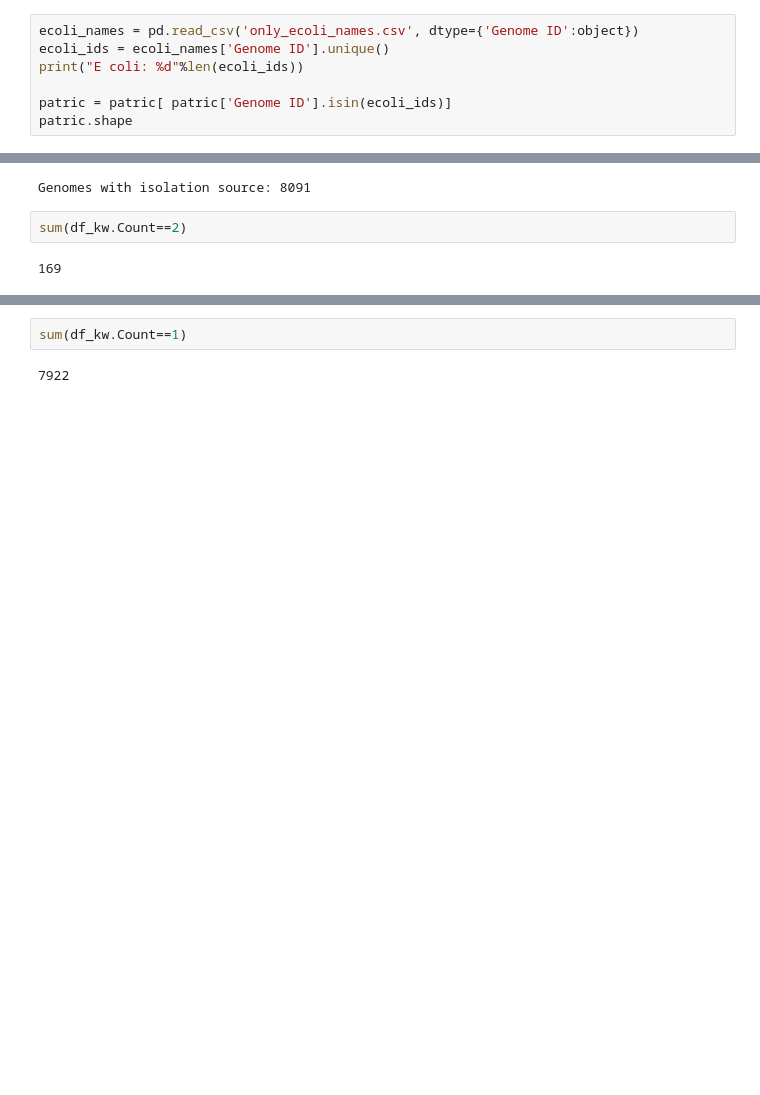
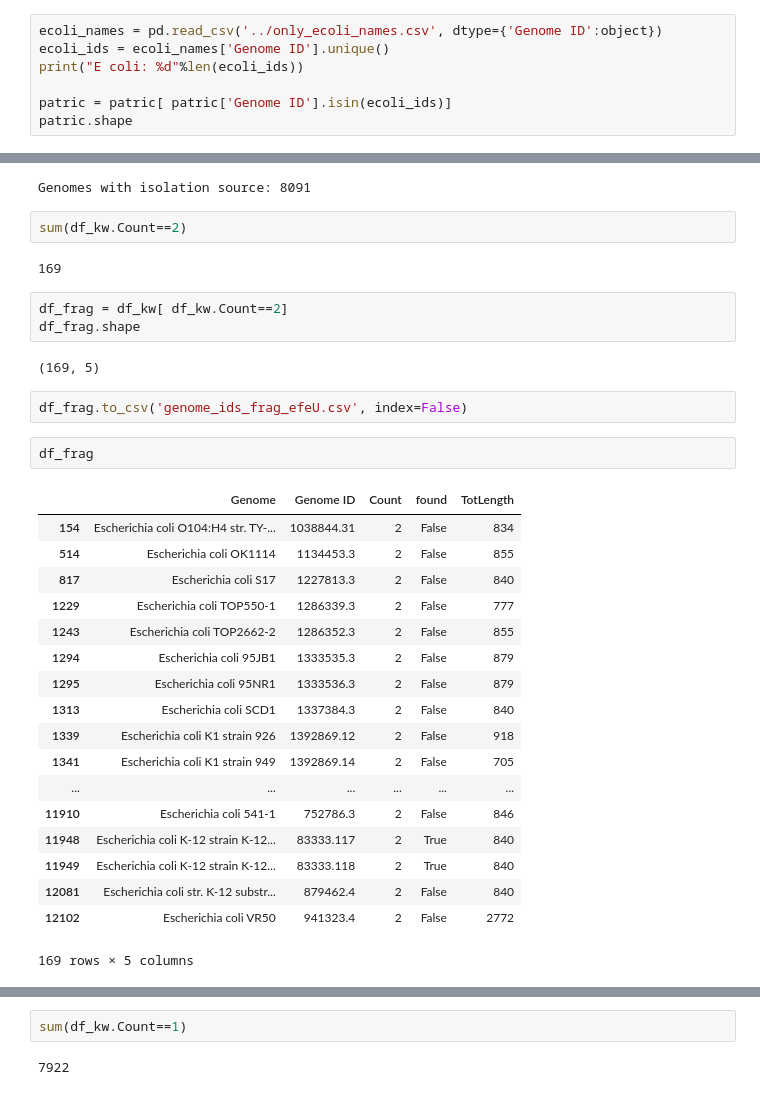
Before and after one commit to SBRG/mutation_analysis, a Jupyter notebook: notebooks/efeU_lab_strains_R01.ipynb, the cells around one changed output, grey strips where cells are left out. Drawn from its saved outputs; the diff is of its cells as text; blank space fills up the shorter version.

```diff
--- a/notebooks/efeU_lab_strains_R01.ipynb
+++ b/notebooks/efeU_lab_strains_R01.ipynb
@@ -18,7 +18,7 @@ print(patric.shape)
 # %% [markdown]
 ### Filter out non-coli species
 # %%
-ecoli_names = pd.read_csv('only_ecoli_names.csv', dtype={'Genome ID':object})
+ecoli_names = pd.read_csv('../only_ecoli_names.csv', dtype={'Genome ID':object})
 ecoli_ids = ecoli_names['Genome ID'].unique()
 print("E coli: %d"%len(ecoli_ids))
 
@@ -342,3 +341,31 @@ Genomes with isolation source: 8091
 sum(df_kw.Count==2)
 # %% [output]
 169
+# %%
+df_frag = df_kw[ df_kw.Count==2]
+df_frag.shape
+# %% [output]
+(169, 5)
+# %%
+df_frag.to_csv('genome_ids_frag_efeU.csv', index=False)
+# %%
+df_frag
+# %% [output]
+|  | Genome | Genome ID | Count | found | TotLength |
+| 154 | Escherichia coli O104:H4 str. TY-... | 1038844.31 | 2 | False | 834 |
+| 514 | Escherichia coli OK1114 | 1134453.3 | 2 | False | 855 |
+| 817 | Escherichia coli S17 | 1227813.3 | 2 | False | 840 |
+| 1229 | Escherichia coli TOP550-1 | 1286339.3 | 2 | False | 777 |
+| 1243 | Escherichia coli TOP2662-2 | 1286352.3 | 2 | False | 855 |
+| 1294 | Escherichia coli 95JB1 | 1333535.3 | 2 | False | 879 |
+| 1295 | Escherichia coli 95NR1 | 1333536.3 | 2 | False | 879 |
+| 1313 | Escherichia coli SCD1 | 1337384.3 | 2 | False | 840 |
+| 1339 | Escherichia coli K1 strain 926 | 1392869.12 | 2 | False | 918 |
+| 1341 | Escherichia coli K1 strain 949 | 1392869.14 | 2 | False | 705 |
+| ... | ... | ... | ... | ... | ... |
+| 11910 | Escherichia coli 541-1 | 752786.3 | 2 | False | 846 |
+| 11948 | Escherichia coli K-12 strain K-12... | 83333.117 | 2 | True | 840 |
+| 11949 | Escherichia coli K-12 strain K-12... | 83333.118 | 2 | True | 840 |
+| 12081 | Escherichia coli str. K-12 substr... | 879462.4 | 2 | False | 840 |
+| 12102 | Escherichia coli VR50 | 941323.4 | 2 | False | 2772 |
+169 rows × 5 columns
```
Also changed, not shown: parts of 18 cells of this notebook, 1 other file.
